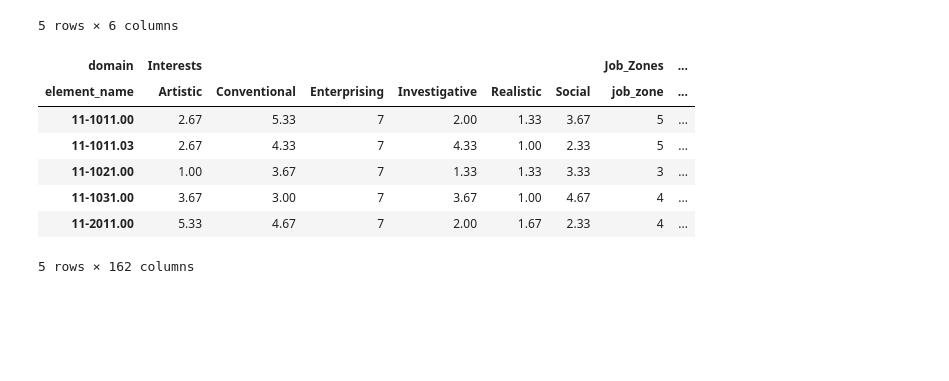
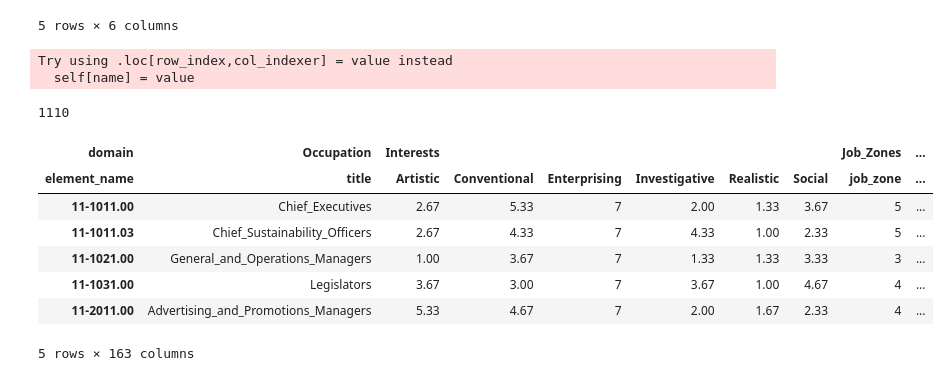
Before and after one commit to annaswigart/career-xplorer, a Jupyter notebook: ipython_notebooks/data_manipulation.ipynb, the cells around one changed output. Saved outputs shown, nothing was run; the diff lists cells and outputs as text; code cells hidden in the pictures; blank space fills up the shorter version.

Commit message:
normalized features and labeled occupations

```diff
--- a/ipython_notebooks/data_manipulation.ipynb
+++ b/ipython_notebooks/data_manipulation.ipynb
@@ -329,21 +330,44 @@ work_values_pt.head()
 | 11-1031.00 | 5.33 | 5.00 | 5.00 | 5.67 | 4.00 | 4.33 |
 | 11-2011.00 | 5.33 | 5.33 | 5.33 | 5.00 | 4.00 | 5.33 |
 5 rows × 6 columns
+# %%
+occupation_data['element_name'] = "title"
+occupation_data['domain'] = 'Occupation'
+occ_data_pt = occupation_data.pivot_table('title',
+                                     rows = 'onet_soc_code',
+                                     cols = ['domain', 'element_name'],
+                                     aggfunc = 'sum')
+
+
+#combined_df = combined_df.rename(columns=lambda x: x.replace(' ', '_'))
+occ_data_pt.Occupation.title = occ_data_pt.Occupation.title.apply(lambda x: x.replace(' ', '_'))
+occ_data_pt.Occupation.title = occ_data_pt.Occupation.title.apply(lambda x: x.replace('/', '_'))
+occ_data_pt.Occupation.title = occ_data_pt.Occupation.title.apply(lambda x: x.replace(',', '_'))
+
+
+occ_data_pt.tail()
+len(set(occ_data_pt.index))
+# %% [output]
+Try using .loc[row_index,col_indexer] = value instead
+  self[name] = value
+1110
 # %%
 domain_pt_list = [interests_pt, job_zones_pt, skills_pt, work_activities_pt, work_context_CX_pt, work_context_CT_pt, work_styles_pt, work_values_pt]
 
 combined_df = pd.concat(domain_pt_list, axis=1)
 
+combined_df = pd.merge(occ_data_pt, combined_df, left_index = True, right_index = True)
+
 combined_df.head()
 # %% [output]
-| domain | Interests |  |  |  |  |  | Job_Zones | ... |
-| element_name | Artistic | Conventional | Enterprising | Investigative | Realistic | Social | job_zone | ... |
-| 11-1011.00 | 2.67 | 5.33 | 7 | 2.00 | 1.33 | 3.67 | 5 | ... |
-| 11-1011.03 | 2.67 | 4.33 | 7 | 4.33 | 1.00 | 2.33 | 5 | ... |
-| 11-1021.00 | 1.00 | 3.67 | 7 | 1.33 | 1.33 | 3.33 | 3 | ... |
-| 11-1031.00 | 3.67 | 3.00 | 7 | 3.67 | 1.00 | 4.67 | 4 | ... |
-| 11-2011.00 | 5.33 | 4.67 | 7 | 2.00 | 1.67 | 2.33 | 4 | ... |
+| domain | Occupation | Interests |  |  |  |  |  | Job_Zones | ... |
+| element_name | title | Artistic | Conventional | Enterprising | Investigative | Realistic | Social | job_zone | ... |
+| 11-1011.00 | Chief_Executives | 2.67 | 5.33 | 7 | 2.00 | 1.33 | 3.67 | 5 | ... |
+| 11-1011.03 | Chief_Sustainability_Officers | 2.67 | 4.33 | 7 | 4.33 | 1.00 | 2.33 | 5 | ... |
+| 11-1021.00 | General_and_Operations_Managers | 1.00 | 3.67 | 7 | 1.33 | 1.33 | 3.33 | 3 | ... |
+| 11-1031.00 | Legislators | 3.67 | 3.00 | 7 | 3.67 | 1.00 | 4.67 | 4 | ... |
+| 11-2011.00 | Advertising_and_Promotions_Managers | 5.33 | 4.67 | 7 | 2.00 | 1.67 | 2.33 | 4 | ... |
-5 rows × 162 columns
+5 rows × 163 columns
 # %%
 # Remove spaces in element names
 combined_df = combined_df.rename(columns=lambda x: x.replace(' ', '_'))
```
Also changed, not shown: parts of 7 cells of this notebook.
